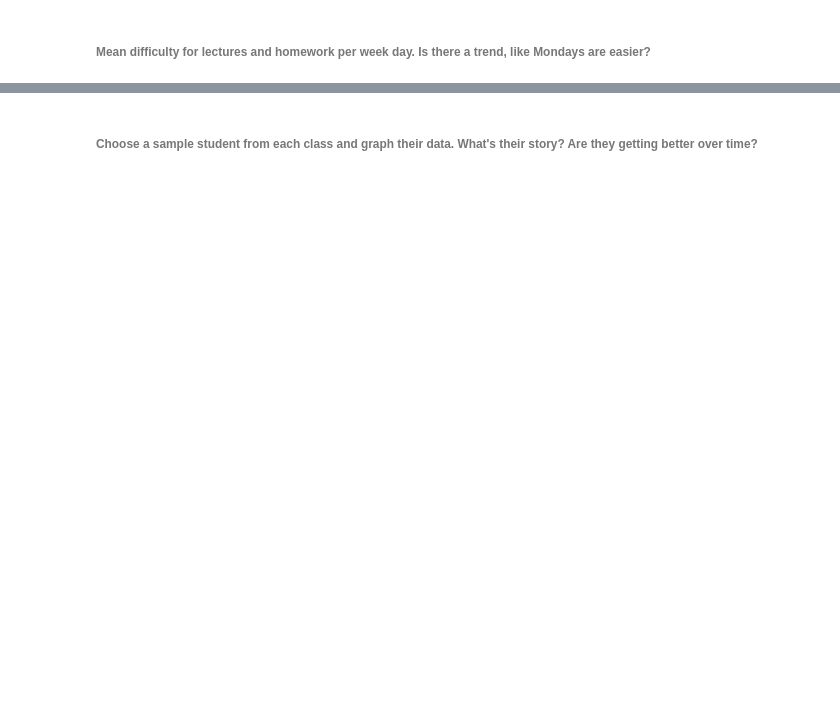
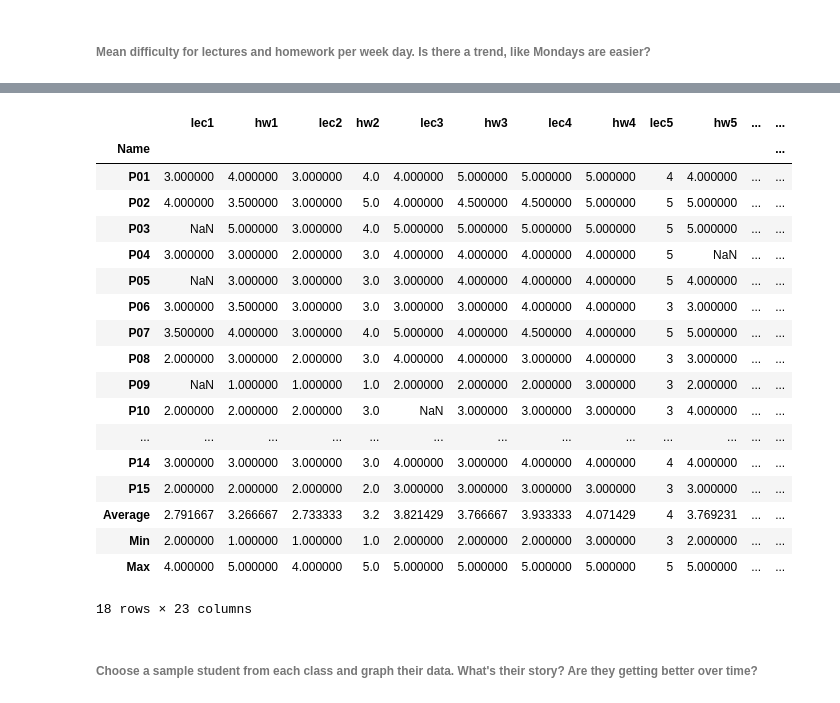
Before and after one commit to tiyd-python-2015-01/cohort-data, a Jupyter notebook: cohort_data.ipynb, the cells around one changed output, grey strips where cells are left out. Drawn from its saved outputs; the diff is of its cells as text; code cells hidden in the pictures; blank space fills up the shorter version.

```diff
--- a/cohort_data.ipynb
+++ b/cohort_data.ipynb
@@ -110,3 +126,26 @@ ply.show()
+# %%
+cohort_python = cohort_python.set_index('Name')
+cohort_python
+# %% [output]
+|  | lec1 | hw1 | lec2 | hw2 | lec3 | hw3 | lec4 | hw4 | lec5 | hw5 | ... | ... |
+| Name |  |  |  |  |  |  |  |  |  |  |  | ... |
+| P01 | 3.000000 | 4.000000 | 3.000000 | 4.0 | 4.000000 | 5.000000 | 5.000000 | 5.000000 | 4 | 4.000000 | ... | ... |
+| P02 | 4.000000 | 3.500000 | 3.000000 | 5.0 | 4.000000 | 4.500000 | 4.500000 | 5.000000 | 5 | 5.000000 | ... | ... |
+| P03 | NaN | 5.000000 | 3.000000 | 4.0 | 5.000000 | 5.000000 | 5.000000 | 5.000000 | 5 | 5.000000 | ... | ... |
+| P04 | 3.000000 | 3.000000 | 2.000000 | 3.0 | 4.000000 | 4.000000 | 4.000000 | 4.000000 | 5 | NaN | ... | ... |
+| P05 | NaN | 3.000000 | 3.000000 | 3.0 | 3.000000 | 4.000000 | 4.000000 | 4.000000 | 5 | 4.000000 | ... | ... |
+| P06 | 3.000000 | 3.500000 | 3.000000 | 3.0 | 3.000000 | 3.000000 | 4.000000 | 4.000000 | 3 | 3.000000 | ... | ... |
+| P07 | 3.500000 | 4.000000 | 3.000000 | 4.0 | 5.000000 | 4.000000 | 4.500000 | 4.000000 | 5 | 5.000000 | ... | ... |
+| P08 | 2.000000 | 3.000000 | 2.000000 | 3.0 | 4.000000 | 4.000000 | 3.000000 | 4.000000 | 3 | 3.000000 | ... | ... |
+| P09 | NaN | 1.000000 | 1.000000 | 1.0 | 2.000000 | 2.000000 | 2.000000 | 3.000000 | 3 | 2.000000 | ... | ... |
+| P10 | 2.000000 | 2.000000 | 2.000000 | 3.0 | NaN | 3.000000 | 3.000000 | 3.000000 | 3 | 4.000000 | ... | ... |
+| ... | ... | ... | ... | ... | ... | ... | ... | ... | ... | ... | ... | ... |
+| P14 | 3.000000 | 3.000000 | 3.000000 | 3.0 | 4.000000 | 3.000000 | 4.000000 | 4.000000 | 4 | 4.000000 | ... | ... |
+| P15 | 2.000000 | 2.000000 | 2.000000 | 2.0 | 3.000000 | 3.000000 | 3.000000 | 3.000000 | 3 | 3.000000 | ... | ... |
+| Average | 2.791667 | 3.266667 | 2.733333 | 3.2 | 3.821429 | 3.766667 | 3.933333 | 4.071429 | 4 | 3.769231 | ... | ... |
+| Min | 2.000000 | 1.000000 | 1.000000 | 1.0 | 2.000000 | 2.000000 | 2.000000 | 3.000000 | 3 | 2.000000 | ... | ... |
+| Max | 4.000000 | 5.000000 | 4.000000 | 5.0 | 5.000000 | 5.000000 | 5.000000 | 5.000000 | 5 | 5.000000 | ... | ... |
+18 rows × 23 columns
 # %% [markdown]
 ###### Choose a sample student from each class and graph their data. What's their story? Are they getting better over time?
 # %%
```
Also changed, not shown: parts of 15 cells of this notebook.
